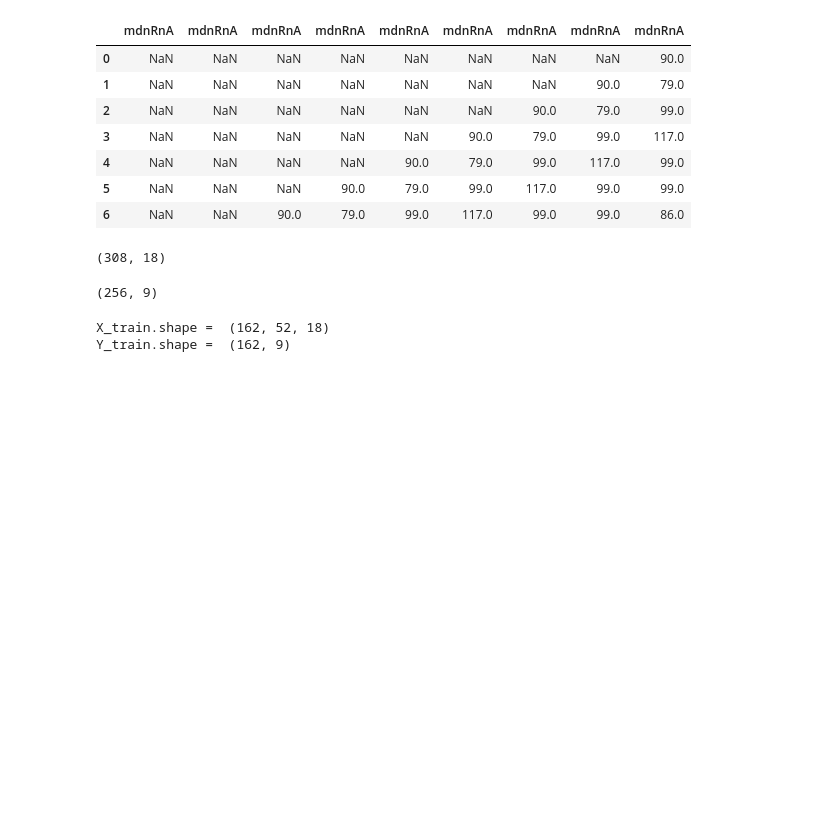
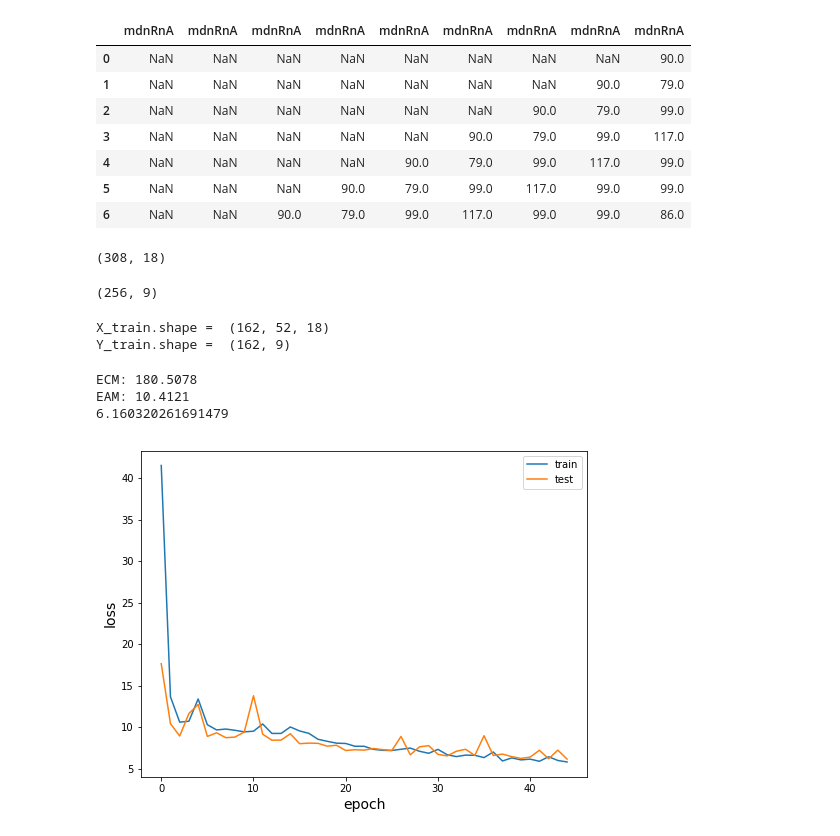
Before and after one commit to TsspGit/Rn_Time_Series, a Jupyter notebook: AEMET/Codes_Daily/New_NN_Try.ipynb, the cells around one changed output. Saved outputs shown, nothing was run; the diff lists cells and outputs as text; code cells hidden in the pictures; blank space fills up the shorter version.

```diff
--- a/AEMET/Codes_Daily/New_NN_Try.ipynb
+++ b/AEMET/Codes_Daily/New_NN_Try.ipynb
@@ -134,3 +134,37 @@ def NN(neurons, nep, X_train, Y_train, X_test, Y_test, sample_size, v=0, btch_si
 # %%
 neuron = [256, 128]
 history, pred, acc_train, acc_test, model = NN(neuron, 45, X_train, Y_train, X_test, Y_test, sample_size)
+# %%
+def extract_maxs_mins_avgs(M):
+    diagM = [M[::-1].diagonal(i) for i in range(-M.shape[0]+1, M.shape[1])]
+    mins = []
+    maxs = []
+    avgs = []
+    for row in range(len(diagM)):
+        mins.append(np.min(diagM[row]))
+        maxs.append(np.max(diagM[row]))
+        avgs.append(np.mean(diagM[row]))
+    return maxs, mins, avgs
+# %%
+predmaxs, predmins, predavgs = extract_maxs_mins_avgs(pred)
+# %%
+Y_test_error = mdnRnA[sample_size:]
+Y_test_error = Y_test_error[-test_size:]
+testScoreECM = mean_squared_error(Y_test_error, predavgs[:-8])
+print('ECM: %.4f' % (testScoreECM))
+testScoreEAM = mean_absolute_error(Y_test_error, predavgs[:-8])
+print('EAM: %.4f' % (testScoreEAM))
+fig,ax = plt.subplots(nrows=1,ncols=1,figsize=(8,6))# 6,6
+plt.plot(history.history['loss'])
+plt.plot(history.history['val_loss'])
+#ax.set_yscale("log")
+#plt.title('model loss')
+plt.ylabel('loss', fontsize=14)
+plt.xlabel('epoch', fontsize=14)
+plt.legend(['train', 'test'], loc='upper right')
+print(np.min(history.history['val_loss']))
+# %% [output]
+ECM: 180.5078
+EAM: 10.4121
+6.160320261691479
+[figure, added]
```
Also changed, not shown: parts of 11 cells of this notebook.
